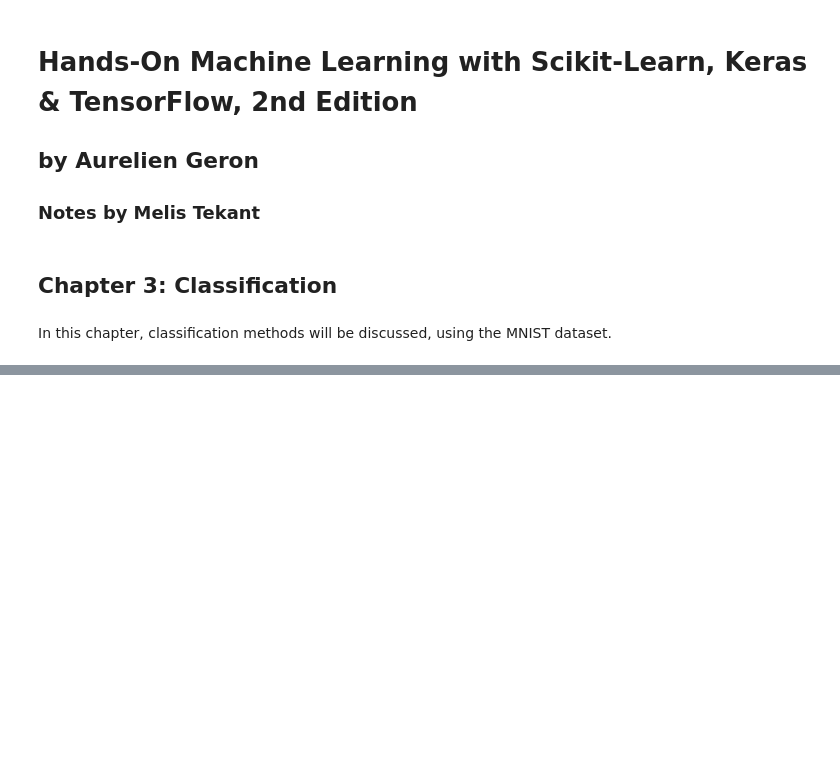
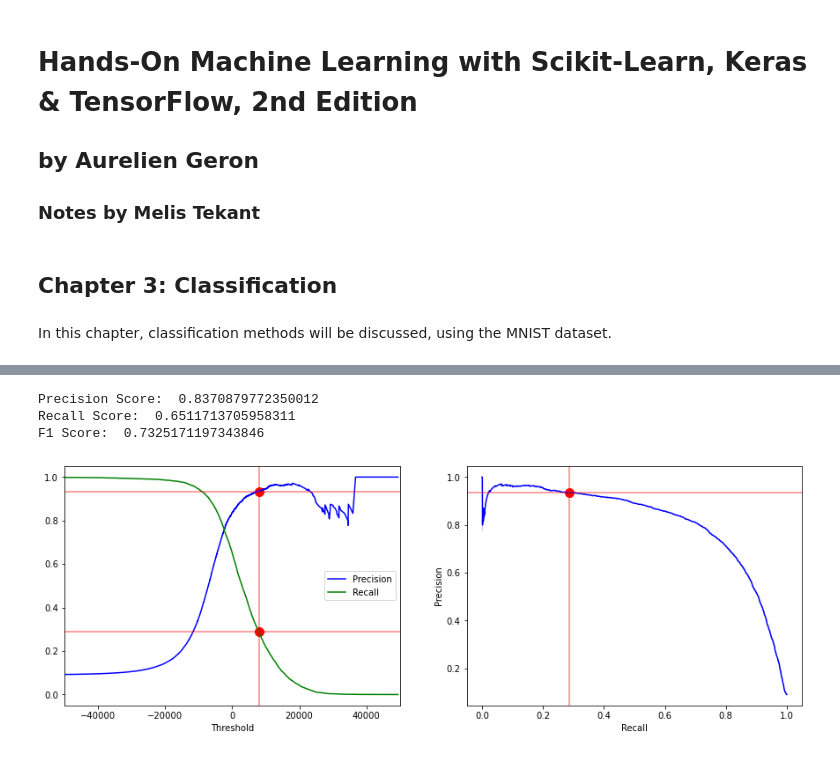
Before and after one commit to mtekant/HOML_2ndEdition, a Jupyter notebook: HOML Notes Ch 3.ipynb, the cells around one changed output, grey strips where cells are left out. Drawn from its saved outputs; the diff is of its cells as text; code cells hidden in the pictures; blank space fills up the shorter version.

```diff
--- a/HOML Notes Ch 3.ipynb
+++ b/HOML Notes Ch 3.ipynb
@@ -24,0 +97,48 @@ FileNotFoundError: [Errno 2] No such file or directory: '/Users/melistekant/Docu
+# %%
+from sklearn.metrics import precision_score, recall_score,f1_score
+
+print('Precision Score: ', str(precision_score(y_train_5,y_train_pred)))
+print('Recall Score: ', str(recall_score(y_train_5,y_train_pred)))
+print('F1 Score: ', str(f1_score(y_train_5,y_train_pred)))
+# %% [output]
+Precision Score:  0.8370879772350012
+Recall Score:  0.6511713705958311
+F1 Score:  0.7325171197343846
+# %%
+# Now let's visualize the precision-recall trade-off:
+
+y_scores = cross_val_predict(sgd,X_train,y_train_5, cv=3, method = 'decision_function')
+# %%
+from sklearn.metrics import precision_recall_curve
+
+precisions,recalls,thresholds = precision_recall_curve(y_train_5,y_scores)
+# %%
+plt.subplots(figsize=(15,5))
+plt.subplot(1,2,1)
+sns.lineplot(x = thresholds,y = precisions[:-1],color='b',label="Precision")
+sns.lineplot(x = thresholds, y = recalls[:-1], color= 'g', label = "Recall")
+plt.legend()
+plt.xlim([-50000,50000])
+plt.xlabel('Threshold')
+
+#Let's choose 8000 as a threshold value
+thres = 8000
+thresh2 = (thresholds - thres)**2
+minval = min(thresh2)
+closest_idx = np.where(thresh2 == minval)
+
+plt.axvline(thres,color = 'r', alpha = 0.5);
+plt.axhline(precisions[closest_idx],color ='r', alpha = 0.5)
+plt.axhline(recalls[closest_idx], color = 'r', alpha = 0.5)
+plt.scatter(thres,precisions[closest_idx],color = 'r', s= 100)
+plt.scatter(thres,recalls[closest_idx],color = 'r', s= 100)
+
+plt.subplot(1,2,2)
+sns.lineplot(x = recalls, y = precisions, color = 'b')
+plt.axhline(precisions[closest_idx],color = 'r', alpha = 0.5)
+plt.axvline(recalls[closest_idx], color = 'r', alpha =0.5)
+plt.scatter(recalls[closest_idx],precisions[closest_idx],color = 'r', s=100)
+plt.xlabel('Recall')
+plt.ylabel('Precision');
+# %% [output]
+[figure, added]
```
Also changed, not shown: parts of 13 cells of this notebook, 1 other file.
